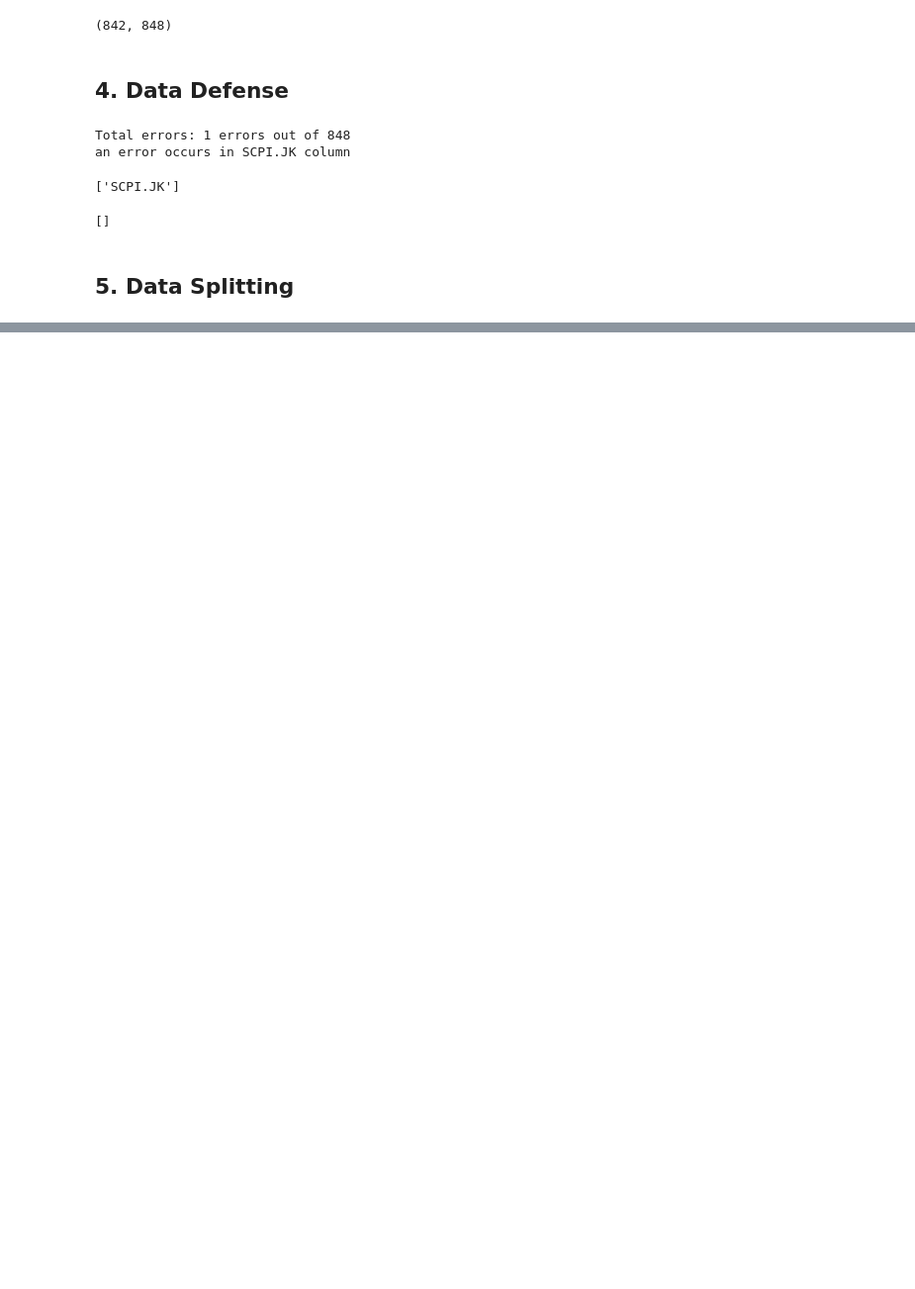
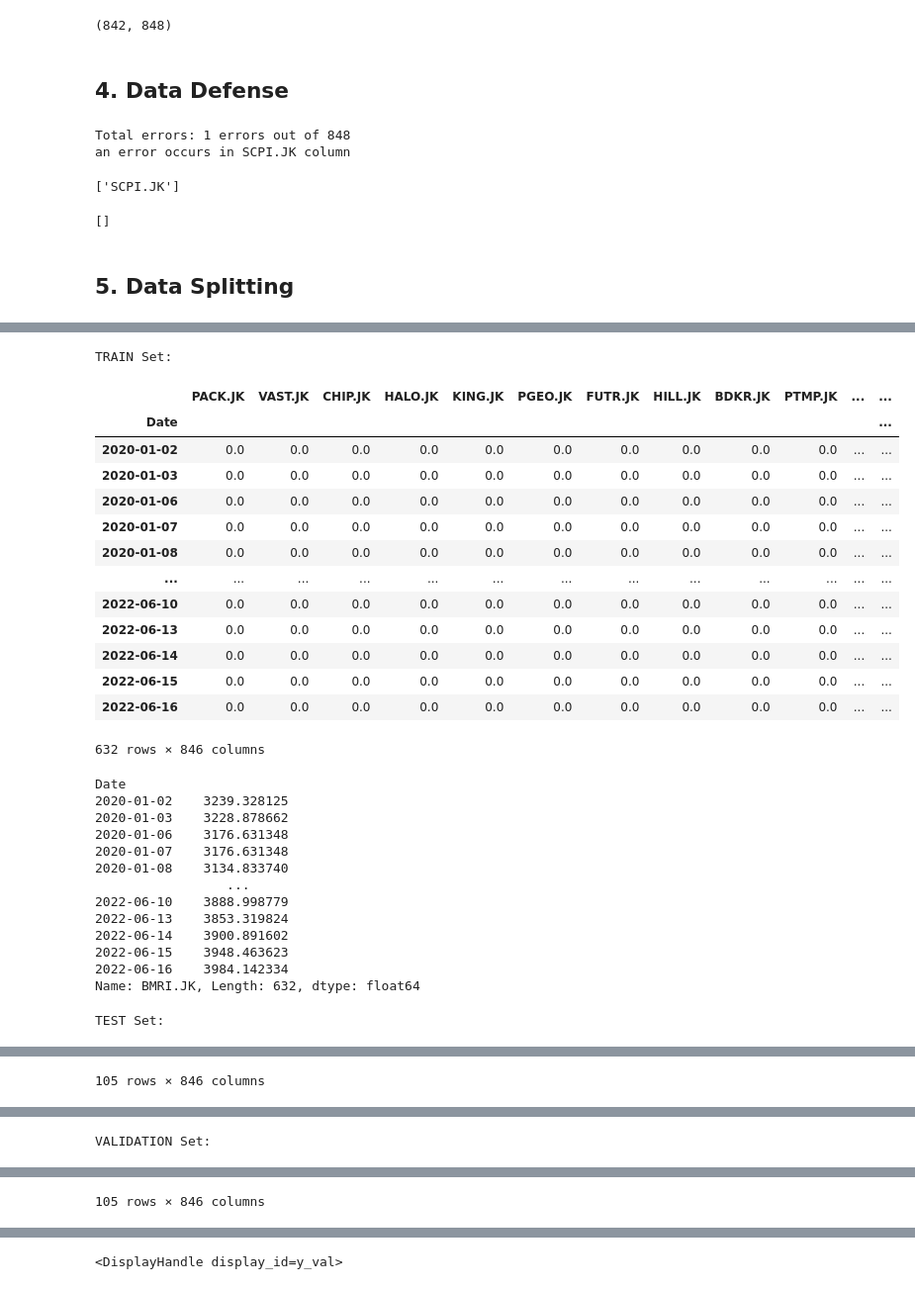
Before and after one commit to tgaufa/stock_prediction_time_series_modelling, a Jupyter notebook: 1. data_pipeline.ipynb, the cells around one changed output, grey strips where cells are left out. Shown: that part at 99% size. Drawn from its saved outputs; the diff is of its cells as text; code cells hidden in the pictures; blank space fills up the shorter version.

```diff
--- a/1. data_pipeline.ipynb
+++ b/1. data_pipeline.ipynb
@@ -280,0 +284,70 @@ memory usage: 6.7 KB
+# %%
+# Initialize TimeSeriesSplit object
+n_splits = 3
+tscv = TimeSeriesSplit(n_splits = n_splits)
+
+# Get the train & test_val indices at the last split
+for train_index, test_val_index in tscv.split(raw_dataset):
+    pass
+
+# Calculate the size of the test and validation sets
+test_val_size = len(test_val_index)
+test_size = val_size = test_val_size // 2
+
+# Define test and validation indices
+test_index = test_val_index[:test_size]
+val_index = test_val_index[test_size:]
+
+# Extract the train, test, and validation sets
+train = raw_dataset.iloc[train_index]
+test = raw_dataset.iloc[test_index]
+val = raw_dataset.iloc[val_index]
+# %%
+# Split feature and target columns for train, test, and validation sets
+feature_columns = raw_dataset.drop([config_data['target']], axis=1).columns
+target_column = config_data['target']
+X_train, y_train = train[feature_columns], train[target_column]
+X_test, y_test = test[feature_columns], test[target_column]
+X_val, y_val = val[feature_columns], val[target_column]
+
+print("TRAIN Set:")
+display(X_train, display_id='X_train')
+display(y_train, display_id='y_train')
+
+print("TEST Set:")
+display(X_test, display_id='X_test')
+display(y_test, display_id='y_test')
+
+print("VALIDATION Set:")
+display(X_val, display_id='X_val')
+display(y_val, display_id='y_val')
+# %% [output]
+TRAIN Set:
+|  | PACK.JK | VAST.JK | CHIP.JK | HALO.JK | KING.JK | PGEO.JK | FUTR.JK | HILL.JK | BDKR.JK | PTMP.JK | ... | ... |
+| Date |  |  |  |  |  |  |  |  |  |  |  | ... |
+| 2020-01-02 | 0.0 | 0.0 | 0.0 | 0.0 | 0.0 | 0.0 | 0.0 | 0.0 | 0.0 | 0.0 | ... | ... |
+| 2020-01-03 | 0.0 | 0.0 | 0.0 | 0.0 | 0.0 | 0.0 | 0.0 | 0.0 | 0.0 | 0.0 | ... | ... |
+| 2020-01-06 | 0.0 | 0.0 | 0.0 | 0.0 | 0.0 | 0.0 | 0.0 | 0.0 | 0.0 | 0.0 | ... | ... |
+| 2020-01-07 | 0.0 | 0.0 | 0.0 | 0.0 | 0.0 | 0.0 | 0.0 | 0.0 | 0.0 | 0.0 | ... | ... |
+| 2020-01-08 | 0.0 | 0.0 | 0.0 | 0.0 | 0.0 | 0.0 | 0.0 | 0.0 | 0.0 | 0.0 | ... | ... |
+| ... | ... | ... | ... | ... | ... | ... | ... | ... | ... | ... | ... | ... |
+| 2022-06-10 | 0.0 | 0.0 | 0.0 | 0.0 | 0.0 | 0.0 | 0.0 | 0.0 | 0.0 | 0.0 | ... | ... |
+| 2022-06-13 | 0.0 | 0.0 | 0.0 | 0.0 | 0.0 | 0.0 | 0.0 | 0.0 | 0.0 | 0.0 | ... | ... |
+| 2022-06-14 | 0.0 | 0.0 | 0.0 | 0.0 | 0.0 | 0.0 | 0.0 | 0.0 | 0.0 | 0.0 | ... | ... |
+| 2022-06-15 | 0.0 | 0.0 | 0.0 | 0.0 | 0.0 | 0.0 | 0.0 | 0.0 | 0.0 | 0.0 | ... | ... |
+| 2022-06-16 | 0.0 | 0.0 | 0.0 | 0.0 | 0.0 | 0.0 | 0.0 | 0.0 | 0.0 | 0.0 | ... | ... |
+632 rows × 846 columns
+Date
+2020-01-02    3239.328125
+2020-01-03    3228.878662
+2020-01-06    3176.631348
+2020-01-07    3176.631348
+2020-01-08    3134.833740
+                 ...
+2022-06-10    3888.998779
+2022-06-13    3853.319824
+2022-06-14    3900.891602
+2022-06-15    3948.463623
+2022-06-16    3984.142334
+Name: BMRI.JK, Length: 632, dtype: float64
+TEST Set:
@@ -280,0 +367 @@ memory usage: 6.7 KB
+105 rows × 846 columns
@@ -280,0 +381 @@ memory usage: 6.7 KB
+VALIDATION Set:
@@ -280,0 +395 @@ memory usage: 6.7 KB
+105 rows × 846 columns
@@ -280,0 +409 @@ memory usage: 6.7 KB
+<DisplayHandle display_id=y_val>
```
Also changed, not shown: parts of 15 cells of this notebook.
